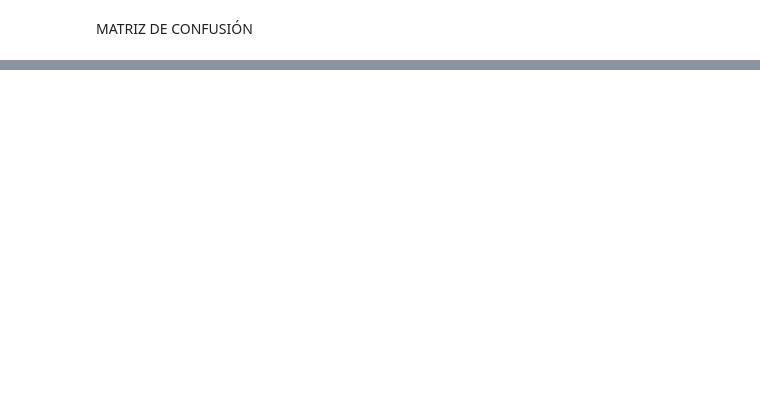
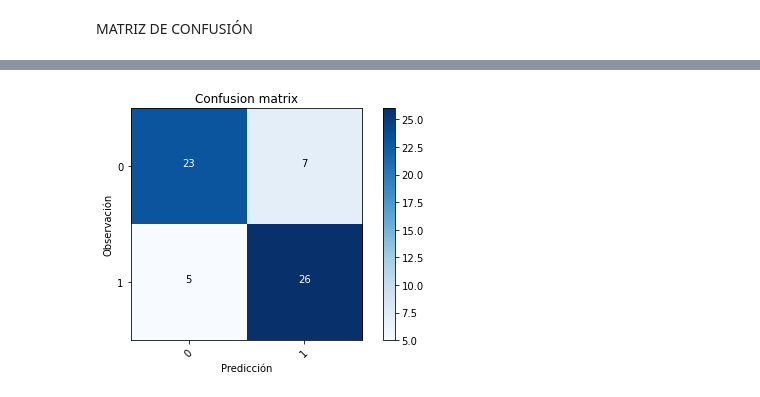
Before and after one commit to anamunoz01/PROYECTO-INTEGRADOR-III, a Jupyter notebook: ClasBinaria.ipynb, the cells around one changed output, grey strips where cells are left out. Saved outputs shown, nothing was run; the diff lists cells and outputs as text; code cells hidden in the pictures; blank space fills up the shorter version.

```diff
--- a/ClasBinaria.ipynb
+++ b/ClasBinaria.ipynb
@@ -459,0 +487,15 @@ array([[0.64118296],
+# %%
+model3 = models.Sequential()
+# Entrada, un tensor con la crítica vectorizada (10000 valores)
+model3.add(layers.Dense(16, activation='relu', input_shape=(30,)))
+model3.add(layers.Dense(16, activation='relu'))
+model3.add(layers.Dense(1, activation='sigmoid'))
+# %%
+model3.compile(optimizer='adam',
+              loss='binary_crossentropy',
+              metrics=['accuracy'])
+# %%
+history = model3.fit(train_data,
+                    train_labels,
+                    epochs=30,
+                    batch_size=40, )
@@ -459,0 +528,8 @@ array([[0.64118296],
+# %%
+predicciones3 = model3.predict(test_data)
+print(predicciones3)
+
+# Clasificación predicha
+# ==============================================================================
+clasificacion3 = np.where(predicciones3<0.5, 0, 1)
+clasificacion3
@@ -459,0 +571,8 @@ array([[0.64118296],
+# %%
+
+ytrue = test_labels.tolist()
+#yhat = yhat.tolist()
+confusion_mtx3 = confusion_matrix(ytrue, clasificacion3)
+plot_confusion_matrix(confusion_mtx3, classes = range(2))
+# %% [output]
+[figure, added]
```
Also changed, not shown: parts of 15 cells of this notebook.
